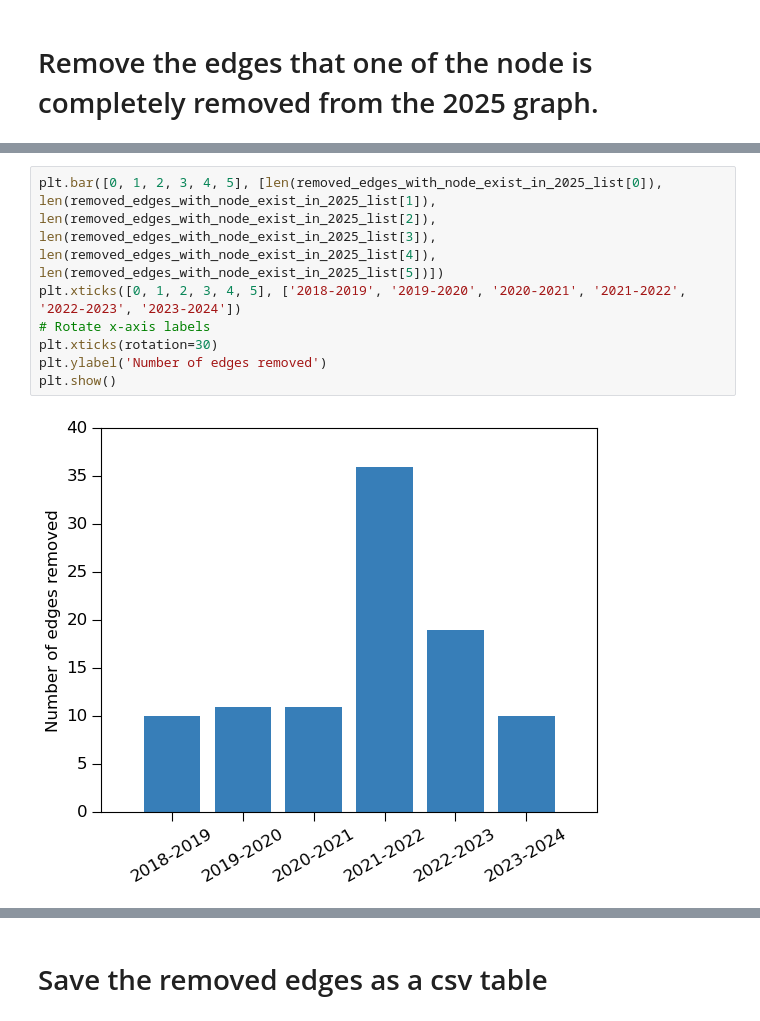
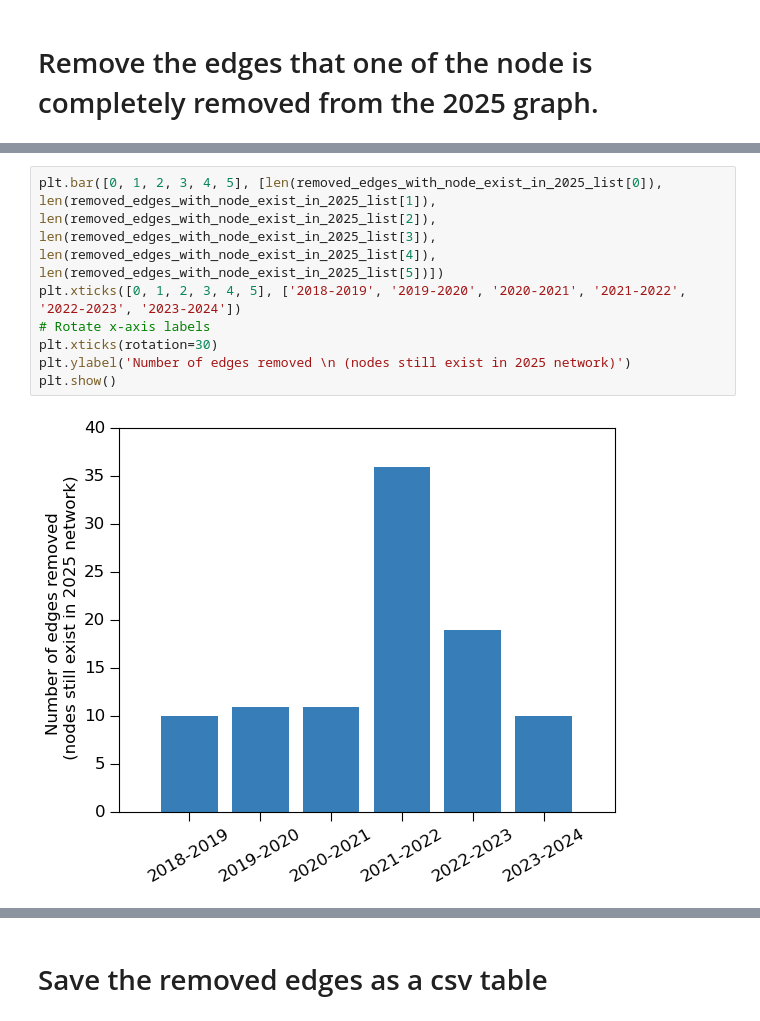
Before and after one commit to saezlab/ProClaim, a Jupyter notebook: grn_denoising/signor_negative_edges.ipynb, the cells around one changed output, grey strips where cells are left out. Cells and saved outputs as stored; diff of their text form.

```diff
--- a/grn_denoising/signor_negative_edges.ipynb
+++ b/grn_denoising/signor_negative_edges.ipynb
@@ -168,11 +192,11 @@ for i, removed_edges in enumerate(removed_edges_list):
 # %%
 plt.bar([0, 1, 2, 3, 4, 5], [len(removed_edges_with_node_exist_in_2025_list[0]), len(removed_edges_with_node_exist_in_2025_list[1]), len(removed_edges_with_node_exist_in_2025_list[2]), len(removed_edges_with_node_exist_in_2025_list[3]), len(removed_edges_with_node_exist_in_2025_list[4]), len(removed_edges_with_node_exist_in_2025_list[5])])
 plt.xticks([0, 1, 2, 3, 4, 5], ['2018-2019', '2019-2020', '2020-2021', '2021-2022', '2022-2023', '2023-2024'])
 # Rotate x-axis labels
 plt.xticks(rotation=30)
-plt.ylabel('Number of edges removed')
+plt.ylabel('Number of edges removed \n (nodes still exist in 2025 network)')
 plt.show()
 # %% [output]
-[figure, old version]
+[figure, new version]
 # %%
 # Check if there is any removed edges that has been reassigned in the latest 2025 data
```
Also changed, not shown: parts of 7 cells of this notebook, 1 other file.
